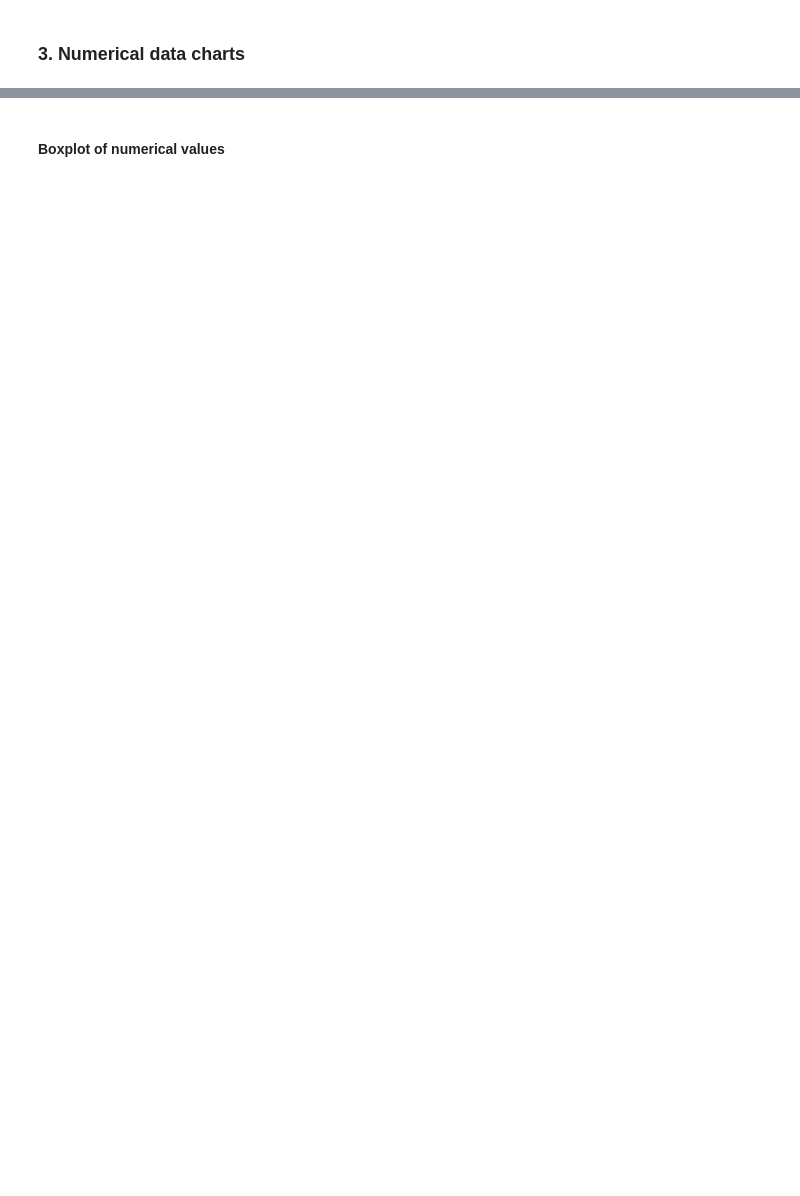
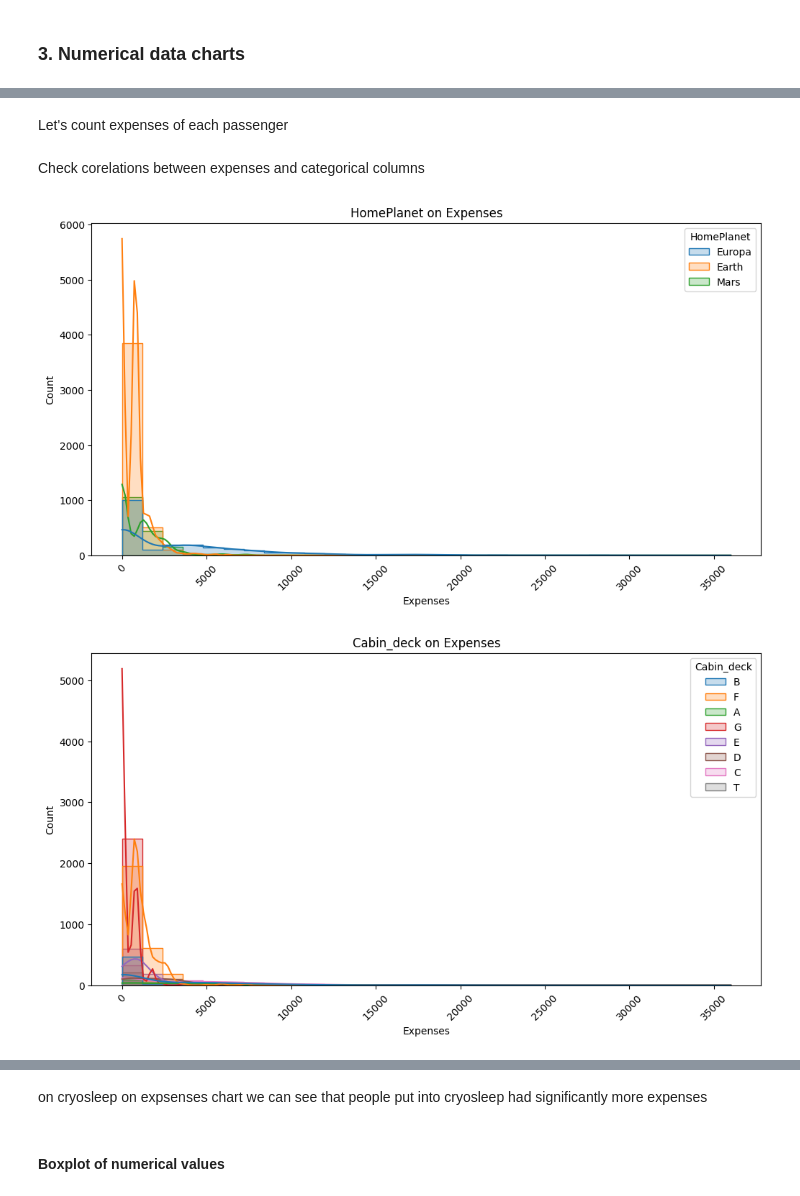
Before and after one commit to filip-kobus/spaceship-titanic-kaggle, a Jupyter notebook: TitanicSS.ipynb, the cells around one changed output, grey strips where cells are left out. Drawn from its saved outputs; the diff is of its cells as text; code cells hidden in the pictures; blank space fills up the shorter version.

```diff
--- a/TitanicSS.ipynb
+++ b/TitanicSS.ipynb
@@ -249,0 +250,2 @@ for column in train_num:
+# %% [markdown]
+Let's count expenses of each passenger
@@ -249,0 +255,21 @@ for column in train_num:
+# %% [markdown]
+Check corelations between expenses and categorical columns
+# %%
+columns_to_check = ['HomePlanet', 'Cabin_deck', 'Cabin_side', 'Destination', 'VIP', 'CryoSleep']
+
+for column in columns_to_check:
+    plt.figure(figsize=(12, 6))
+    sns.histplot(
+        data=train,
+        x="Expenses",
+        hue=column,
+        kde=True,
+        bins=30,
+        element="step",
+    )
+    plt.title(f'{column} on Expenses')
+    plt.xticks(rotation=45)
+    plt.show()
+# %% [output]
+[figure, added]
+[figure, added]
@@ -250,3 +280,5 @@ for column in train_num:
+# %% [markdown]
+on cryosleep on expsenses chart we can see that people put into cryosleep had significantly more expenses
 # %% [markdown]
 #### Boxplot of numerical values
 # %%
```
Also changed, not shown: parts of 16 cells of this notebook.
